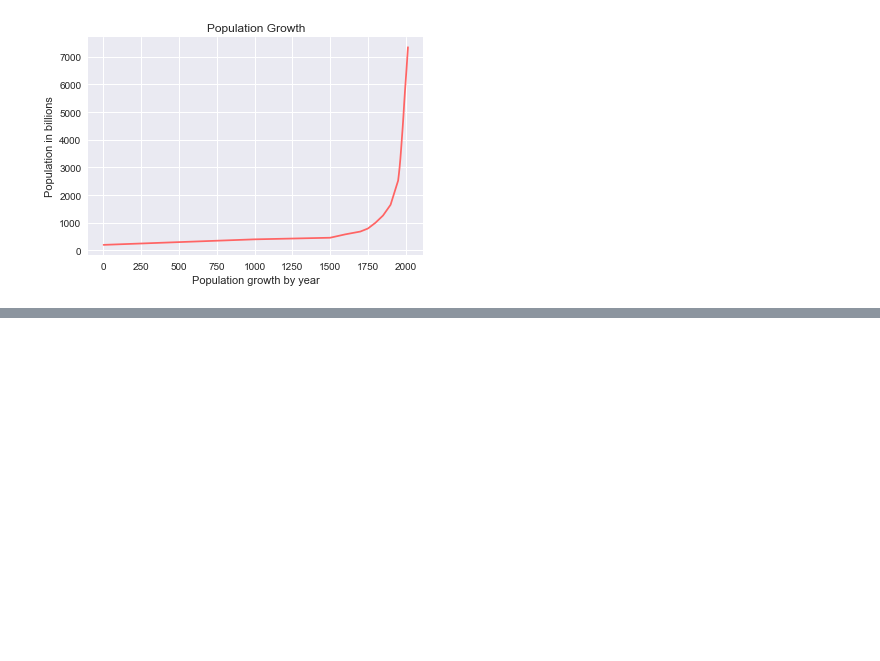
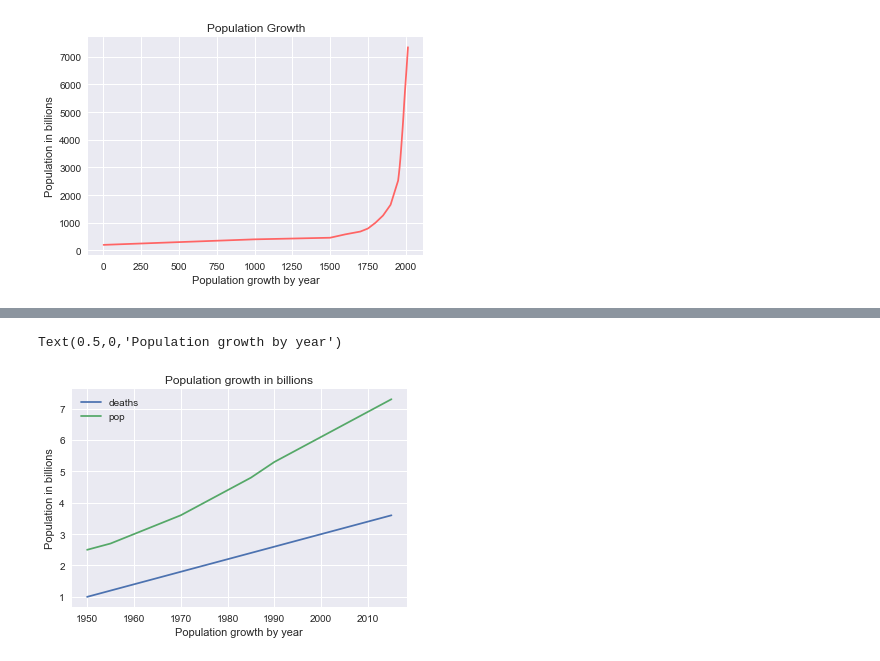
Before and after one commit to jhonasttan/pythonBegToAdClass, a Jupyter notebook: sect14-project9-DataVisiualization/mainNoteBook.ipynb, the cells around one changed output, grey strips where cells are left out. Drawn from its saved outputs; the diff is of its cells as text; code cells hidden in the pictures; blank space fills up the shorter version.

```diff
--- a/sect14-project9-DataVisiualization/mainNoteBook.ipynb
+++ b/sect14-project9-DataVisiualization/mainNoteBook.ipynb
@@ -66,0 +84,10 @@ wp_over_time.plot(color=(255/255, 100/255, 100/255), title="Population growth in
+# %%
+#
+
+wp_over_time = pd.DataFrame({'pop':list(pop), 'deaths': list(deaths)}, index=years)
+wp_over_time.plot(title="Population growth in billions")
+plt.ylabel("Population in billions")
+plt.xlabel("Population growth by year")
+# %% [output]
+Text(0.5,0,'Population growth by year')
+[figure, added]
```
Also changed, not shown: parts of 5 cells of this notebook.
